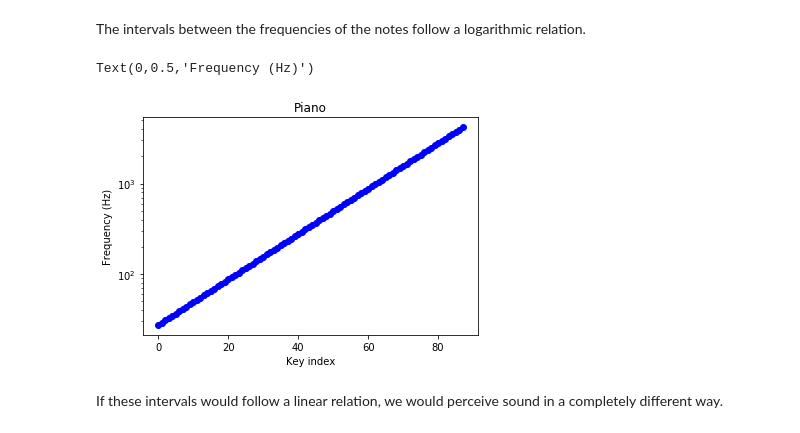
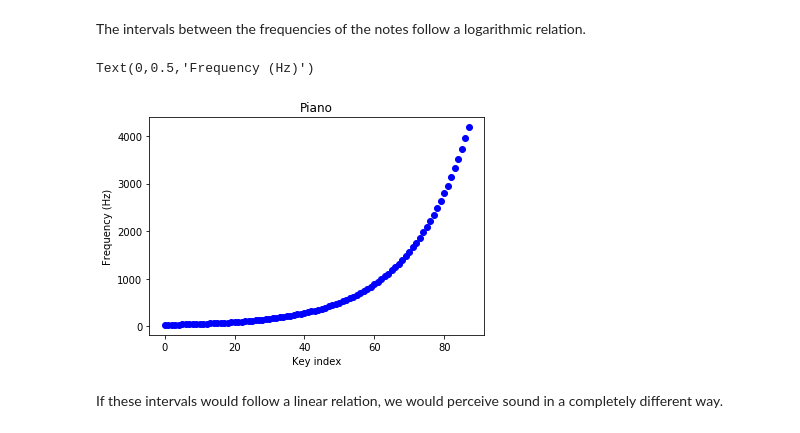
Before and after one commit to floreencia/noLogarithms, a Jupyter notebook: linear_piano.ipynb, the cells around one changed output. Saved outputs shown, nothing was run; the diff lists cells and outputs as text; code cells hidden in the pictures.

```diff
--- a/linear_piano.ipynb
+++ b/linear_piano.ipynb
@@ -134,14 +134,14 @@ The intervals between the frequencies of the notes follow a logarithmic relation
 # %%
 Mk = keys2frequencies(np.arange(1, N_keys+1))
 
-plt.semilogy(Mk, 'bo')
-#plt.plot(Mk, 'bo')
+#plt.semilogy(Mk, 'bo')
+plt.plot(Mk, 'bo')
 plt.title('Piano')
 plt.xlabel('Key index')
 plt.ylabel('Frequency (Hz)')
 # %% [output]
 Text(0,0.5,'Frequency (Hz)')
-[figure, old version]
+[figure, new version]
 # %% [markdown]
 If these intervals would follow a linear relation, we would perceive sound in a completely different way.
 # %%
```
Also changed, not shown: 2 other files.
